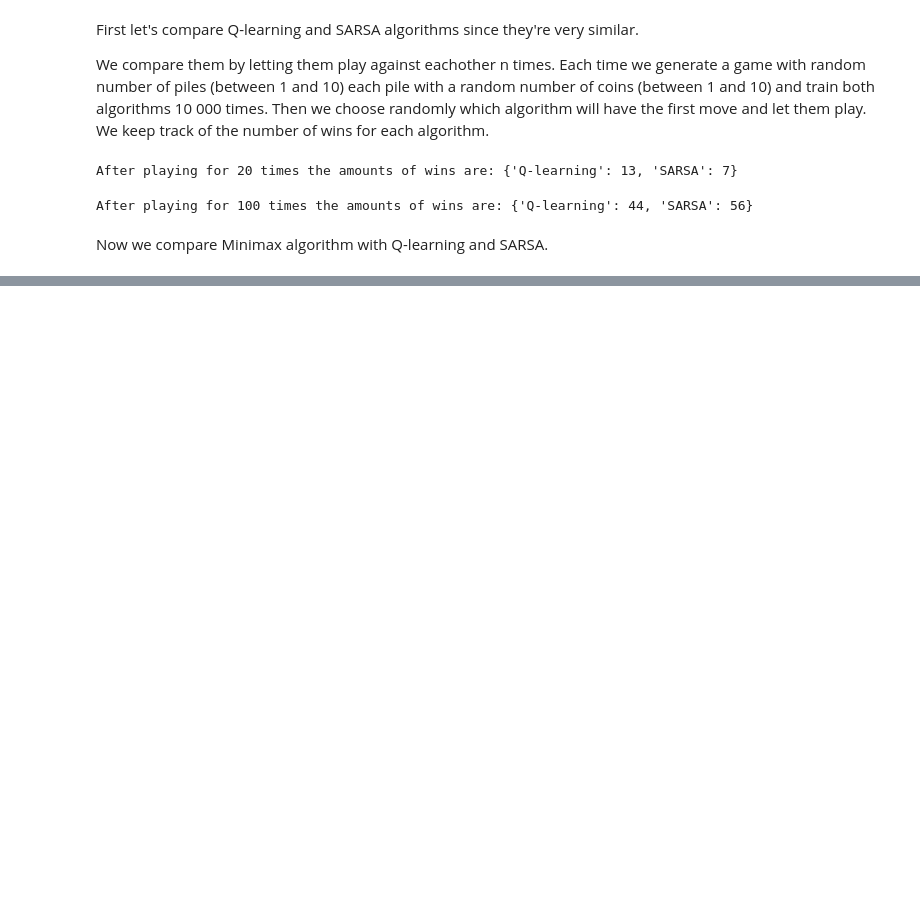
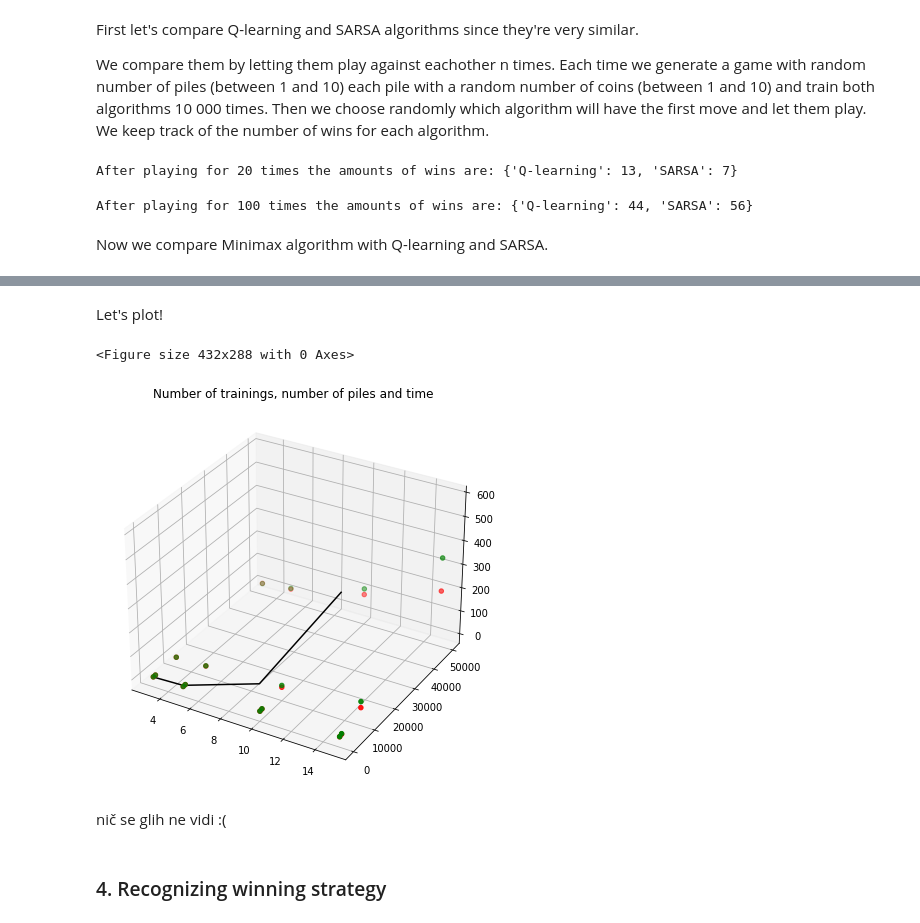
Before and after one commit to evgenijja/nim, a Jupyter notebook: comparison.ipynb, the cells around one changed output, grey strips where cells are left out. Saved outputs shown, nothing was run; the diff lists cells and outputs as text; code cells hidden in the pictures; blank space fills up the shorter version.

```diff
--- a/comparison.ipynb
+++ b/comparison.ipynb
@@ -35,0 +199,56 @@ print(alg_vs_minimax(SarsaAlgorithm(0.5, 0.8), 20))
+# %% [markdown]
+Let's plot!
+# %%
+x1, y1, z1 = [], [], []
+
+for key in times_q:
+    x1.append(key[0])
+    y1.append(key[1])
+    z1.append(times_q[key])
+
+x2, y2, z2 = [], [], []
+
+for key in times_s:
+    x2.append(key[0])
+    y2.append(key[1])
+    z2.append(times_s[key])
+
+x3, y3, z3 = [], [3, 5, 10, 15], []
+for elt in T:
+    x3.append(0)
+    z3.append(elt)
+# %%
+import numpy as np
+import matplotlib.pyplot as plt
+from mpl_toolkits import mplot3d
+
+# creating an empty canvas
+fig = plt.figure()
+
+# defining the axes with the projection
+# as 3D so as to plot 3D graphs
+# axx = plt.axes(projection="3d")
+
+# creating a wide range of points x,y,z
+# ax.plot3D(y1, x1, z1, 'red')
+# ax.plot3D(y2, x2, z2, 'blue')
+# axx.plot3D(y3, x3, z3, 'black')
+
+fig = plt.figure(figsize = (10, 7))
+ax = plt.axes(projection ="3d")
+
+# Creating plot
+ax.scatter3D(y1, x1, z1, color = "green")
+ax.scatter3D(y2, x2, z2, color = "red")
+ax.plot3D(y3, x3, z3, color = "black") # tole je za minimax - dala sem kot 0 treningov
+plt.title("Number of trainings, number of piles and time")
+
+# show plot
+plt.show()
+# %% [output]
+<Figure size 432x288 with 0 Axes>
+[figure, added]
+# %% [markdown]
+nič se glih ne vidi :(
+# %% [markdown]
+### 4. Recognizing winning strategy
```
Also changed, not shown: parts of 39 cells of this notebook.
